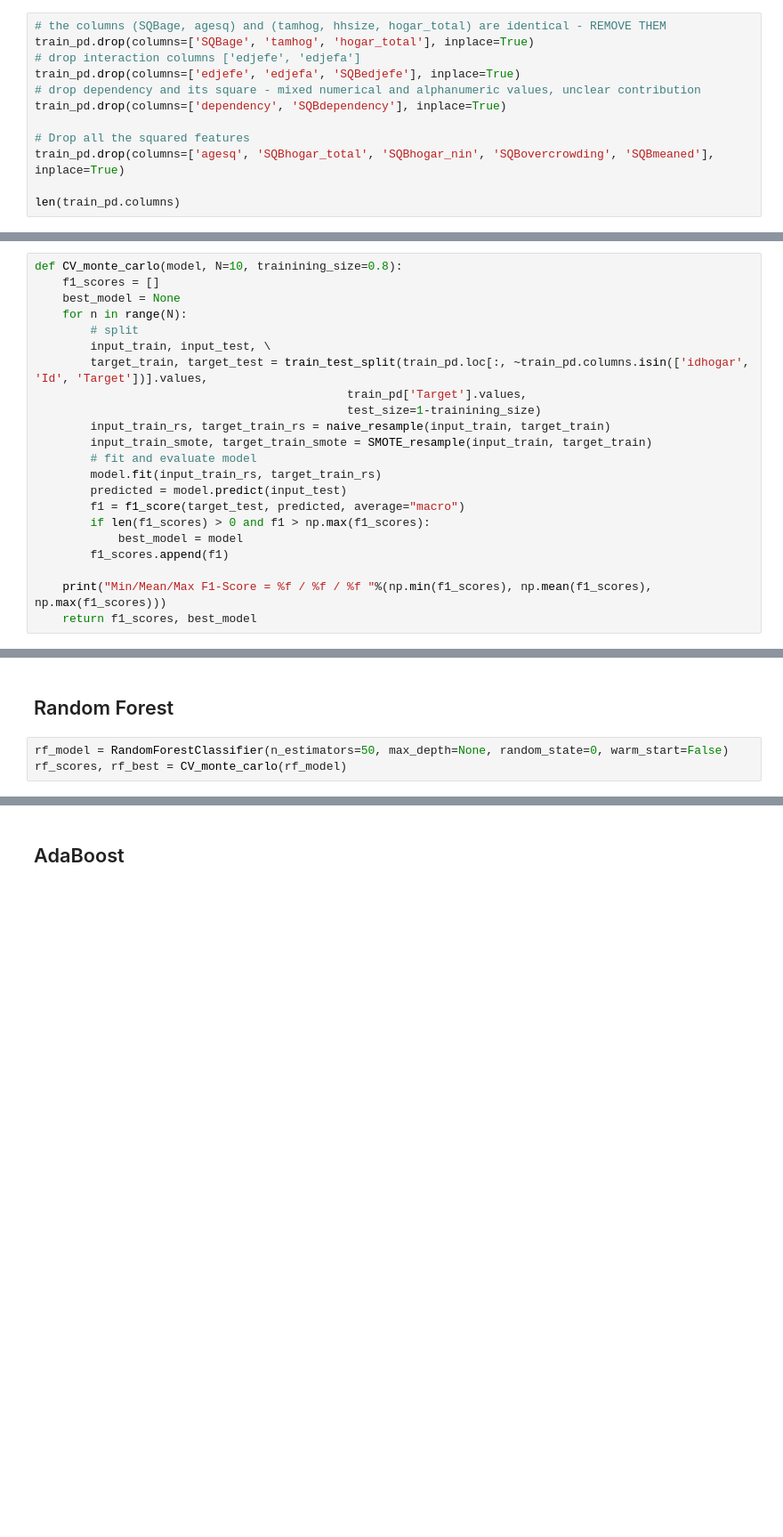
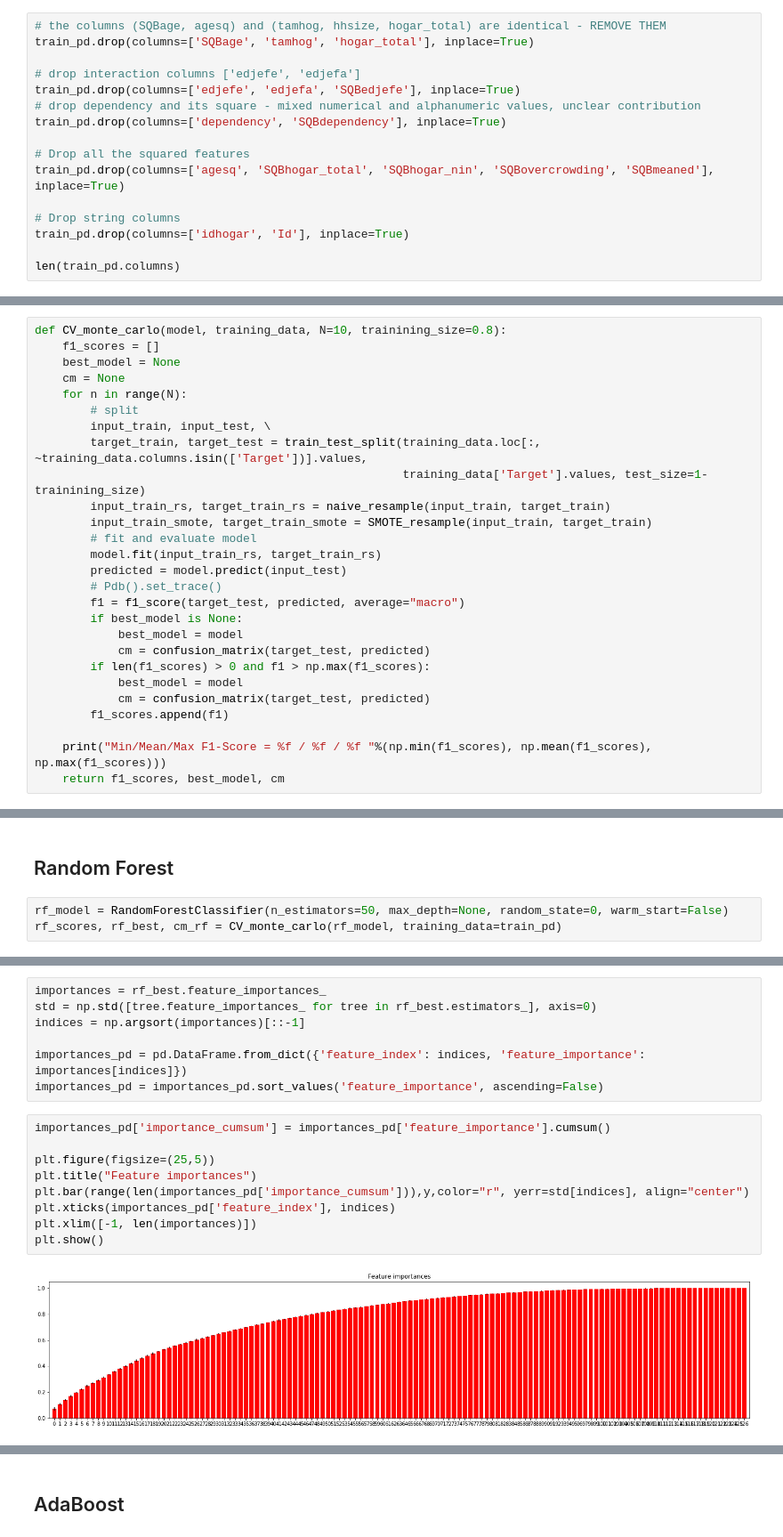
Before and after one commit to pmavrodiev/kaggle-regression, a Jupyter notebook: precting-poverty.ipynb, the cells around one changed output, grey strips where cells are left out. Shown at 89% size. Cells and saved outputs as stored; diff of their text form; blank space fills up the shorter version.

```diff
--- a/precting-poverty.ipynb
+++ b/precting-poverty.ipynb
@@ -71,6 +75,7 @@ Drop some unneeded columns
 # %%
 # the columns (SQBage, agesq) and (tamhog, hhsize, hogar_total) are identical - REMOVE THEM
 train_pd.drop(columns=['SQBage', 'tamhog', 'hogar_total'], inplace=True)
+
 # drop interaction columns ['edjefe', 'edjefa']
 train_pd.drop(columns=['edjefe', 'edjefa', 'SQBedjefe'], inplace=True)
 # drop dependency and its square - mixed numerical and alphanumeric values, unclear contribution
@@ -79,5 +84,8 @@ train_pd.drop(columns=['dependency', 'SQBdependency'], inplace=True)
 # Drop all the squared features
 train_pd.drop(columns=['agesq', 'SQBhogar_total', 'SQBhogar_nin', 'SQBovercrowding', 'SQBmeaned'], inplace=True)
 
+# Drop string columns
+train_pd.drop(columns=['idhogar', 'Id'], inplace=True)
+
 len(train_pd.columns)
 # %% [output]
@@ -121,24 +128,29 @@ train_pd = train_pd.fillna(0)
 # %%
-def CV_monte_carlo(model, N=10, trainining_size=0.8):
+def CV_monte_carlo(model, training_data, N=10, trainining_size=0.8):
     f1_scores = []
     best_model = None
+    cm = None
     for n in range(N):
         # split
         input_train, input_test, \
-        target_train, target_test = train_test_split(train_pd.loc[:, ~train_pd.columns.isin(['idhogar', 'Id', 'Target'])].values,
-                                             train_pd['Target'].values,
-                                             test_size=1-trainining_size)
+        target_train, target_test = train_test_split(training_data.loc[:, ~training_data.columns.isin(['Target'])].values,
+                                                     training_data['Target'].values, test_size=1-trainining_size)
         input_train_rs, target_train_rs = naive_resample(input_train, target_train)
         input_train_smote, target_train_smote = SMOTE_resample(input_train, target_train)
         # fit and evaluate model
         model.fit(input_train_rs, target_train_rs)
         predicted = model.predict(input_test)
+        # Pdb().set_trace()
         f1 = f1_score(target_test, predicted, average="macro")
+        if best_model is None:
+            best_model = model
+            cm = confusion_matrix(target_test, predicted)
         if len(f1_scores) > 0 and f1 > np.max(f1_scores):
             best_model = model
+            cm = confusion_matrix(target_test, predicted)
         f1_scores.append(f1)
 
     print("Min/Mean/Max F1-Score = %f / %f / %f "%(np.min(f1_scores), np.mean(f1_scores), np.max(f1_scores)))
-    return f1_scores, best_model
+    return f1_scores, best_model, cm
 # %% [markdown]
 # Non-DN approaches
@@ -146,5 +172,5 @@ def CV_monte_carlo(model, N=10, trainining_size=0.8):
 ## Random Forest
 # %%
 rf_model = RandomForestClassifier(n_estimators=50, max_depth=None, random_state=0, warm_start=False)
-rf_scores, rf_best = CV_monte_carlo(rf_model)
+rf_scores, rf_best, cm_rf = CV_monte_carlo(rf_model, training_data=train_pd)
 # %% [output]
@@ -151,0 +187,18 @@ Min/Mean/Max F1-Score = 0.890409 / 0.903711 / 0.926847
+# %%
+importances = rf_best.feature_importances_
+std = np.std([tree.feature_importances_ for tree in rf_best.estimators_], axis=0)
+indices = np.argsort(importances)[::-1]
+
+importances_pd = pd.DataFrame.from_dict({'feature_index': indices, 'feature_importance': importances[indices]})
+importances_pd = importances_pd.sort_values('feature_importance', ascending=False)
+# %%
+importances_pd['importance_cumsum'] = importances_pd['feature_importance'].cumsum()
+
+plt.figure(figsize=(25,5))
+plt.title("Feature importances")
+plt.bar(range(len(importances_pd['importance_cumsum'])),y,color="r", yerr=std[indices], align="center")
+plt.xticks(importances_pd['feature_index'], indices)
+plt.xlim([-1, len(importances)])
+plt.show()
+# %% [output]
+[figure, added]
```
Also changed, not shown: parts of 37 cells of this notebook.
